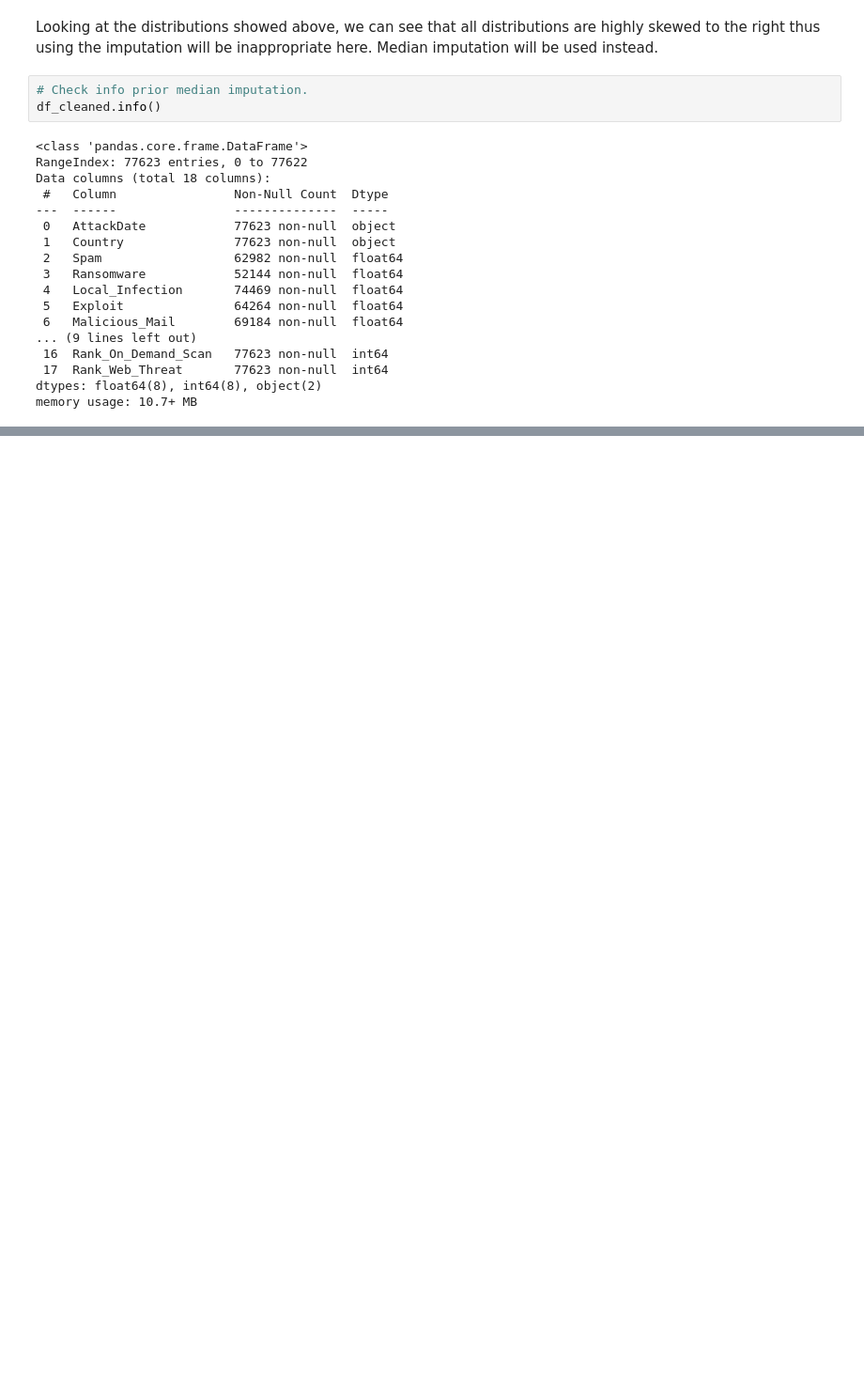
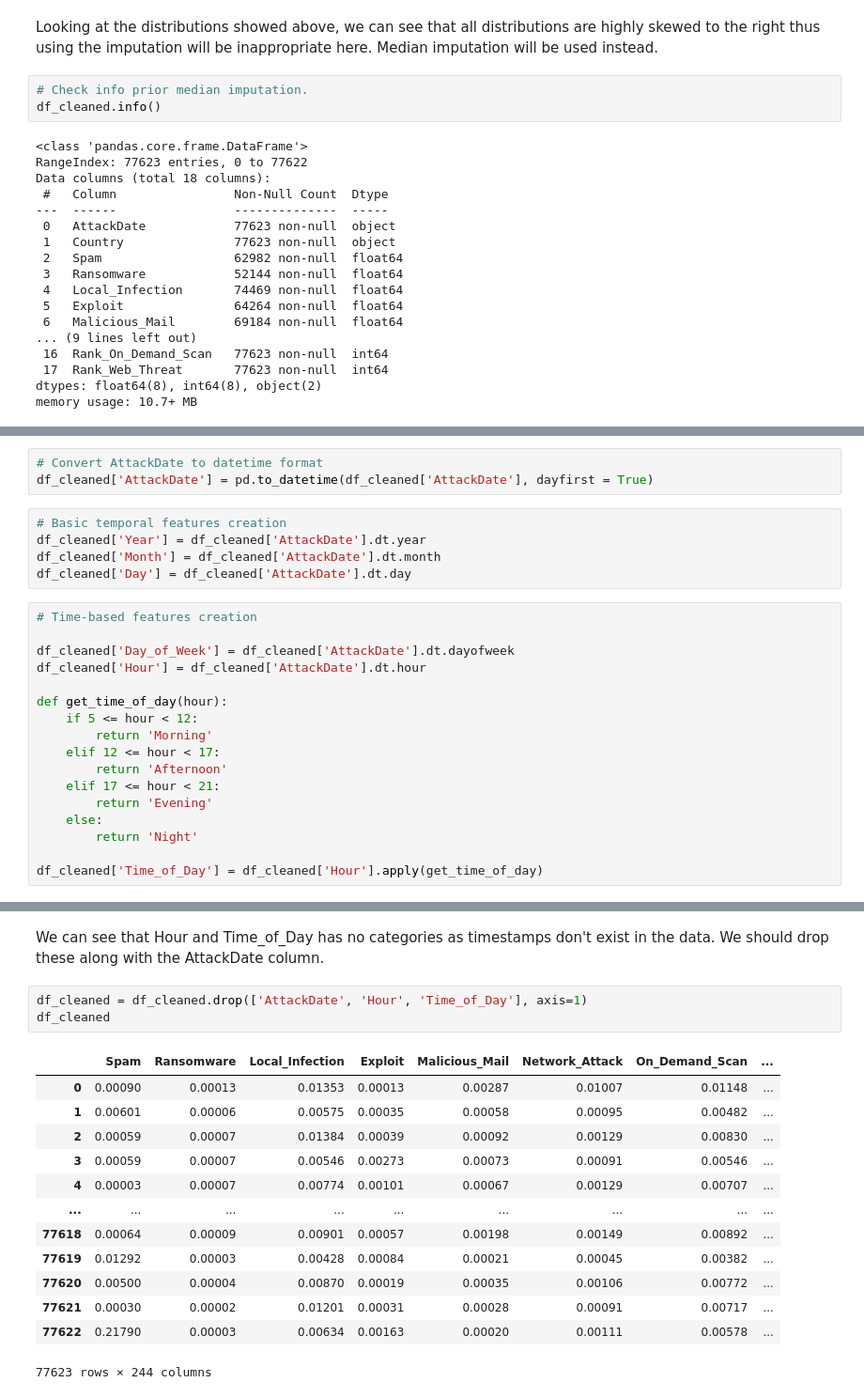
Before and after one commit to theobringino/ds-ai-ml-projects, a Jupyter notebook: projects/global_cyber_threat_landscape/global_cyber_threat_landscape_lr.ipynb, the cells around one changed output, grey strips where cells are left out. Shown at 94% size. Drawn from its saved outputs; the diff is of its cells as text; blank space fills up the shorter version.

```diff
--- a/projects/global_cyber_threat_landscape/global_cyber_threat_landscape_lr.ipynb
+++ b/projects/global_cyber_threat_landscape/global_cyber_threat_landscape_lr.ipynb
@@ -450,0 +485,25 @@ pd.get_dummies(data_ohe['Country'], drop_first = True).head()
+# %%
+# Convert AttackDate to datetime format
+df_cleaned['AttackDate'] = pd.to_datetime(df_cleaned['AttackDate'], dayfirst = True)
+# %%
+# Basic temporal features creation
+df_cleaned['Year'] = df_cleaned['AttackDate'].dt.year
+df_cleaned['Month'] = df_cleaned['AttackDate'].dt.month
+df_cleaned['Day'] = df_cleaned['AttackDate'].dt.day
+# %%
+# Time-based features creation
+
+df_cleaned['Day_of_Week'] = df_cleaned['AttackDate'].dt.dayofweek
+df_cleaned['Hour'] = df_cleaned['AttackDate'].dt.hour
+
+def get_time_of_day(hour):
+    if 5 <= hour < 12:
+        return 'Morning'
+    elif 12 <= hour < 17:
+        return 'Afternoon'
+    elif 17 <= hour < 21:
+        return 'Evening'
+    else:
+        return 'Night'
+
+df_cleaned['Time_of_Day'] = df_cleaned['Hour'].apply(get_time_of_day)
@@ -450,0 +571,19 @@ pd.get_dummies(data_ohe['Country'], drop_first = True).head()
+# %% [markdown]
+We can see that Hour and Time_of_Day has no categories as timestamps don't exist in the data. We should drop these along with the AttackDate column.
+# %%
+df_cleaned = df_cleaned.drop(['AttackDate', 'Hour', 'Time_of_Day'], axis=1)
+df_cleaned
+# %% [output]
+|  | Spam | Ransomware | Local_Infection | Exploit | Malicious_Mail | Network_Attack | On_Demand_Scan | ... |
+| 0 | 0.00090 | 0.00013 | 0.01353 | 0.00013 | 0.00287 | 0.01007 | 0.01148 | ... |
+| 1 | 0.00601 | 0.00006 | 0.00575 | 0.00035 | 0.00058 | 0.00095 | 0.00482 | ... |
+| 2 | 0.00059 | 0.00007 | 0.01384 | 0.00039 | 0.00092 | 0.00129 | 0.00830 | ... |
+| 3 | 0.00059 | 0.00007 | 0.00546 | 0.00273 | 0.00073 | 0.00091 | 0.00546 | ... |
+| 4 | 0.00003 | 0.00007 | 0.00774 | 0.00101 | 0.00067 | 0.00129 | 0.00707 | ... |
+| ... | ... | ... | ... | ... | ... | ... | ... | ... |
+| 77618 | 0.00064 | 0.00009 | 0.00901 | 0.00057 | 0.00198 | 0.00149 | 0.00892 | ... |
+| 77619 | 0.01292 | 0.00003 | 0.00428 | 0.00084 | 0.00021 | 0.00045 | 0.00382 | ... |
+| 77620 | 0.00500 | 0.00004 | 0.00870 | 0.00019 | 0.00035 | 0.00106 | 0.00772 | ... |
+| 77621 | 0.00030 | 0.00002 | 0.01201 | 0.00031 | 0.00028 | 0.00091 | 0.00717 | ... |
+| 77622 | 0.21790 | 0.00003 | 0.00634 | 0.00163 | 0.00020 | 0.00111 | 0.00578 | ... |
+77623 rows × 244 columns
```
Also changed, not shown: parts of 21 cells of this notebook.
